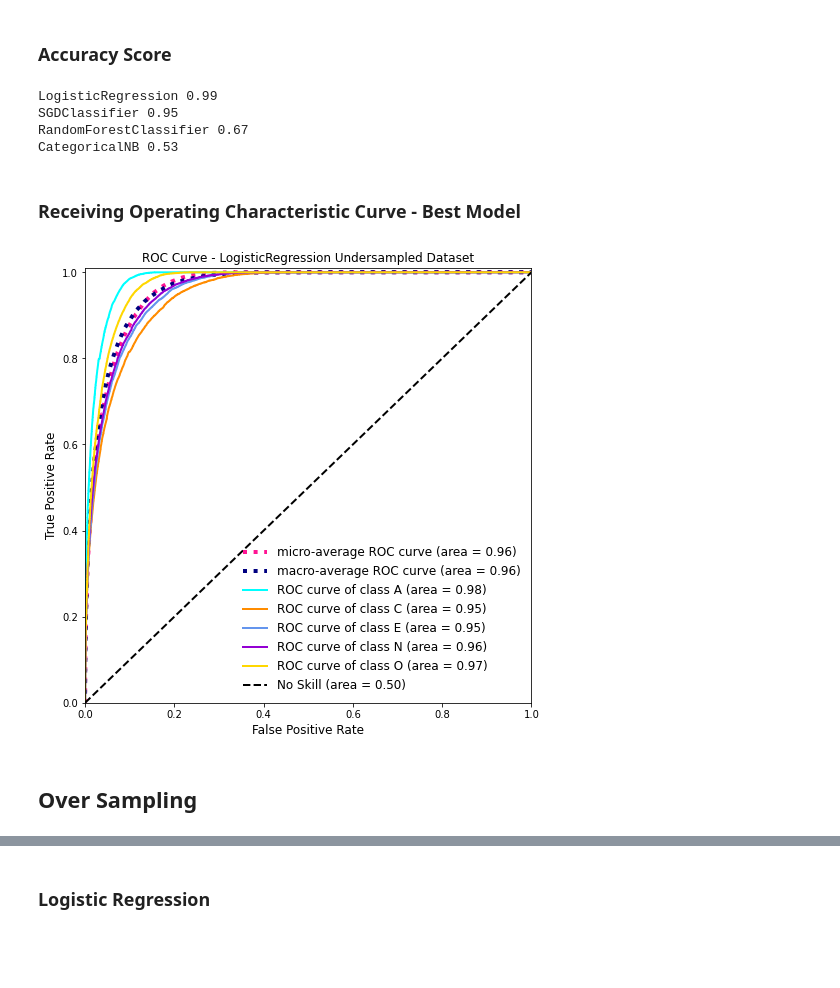
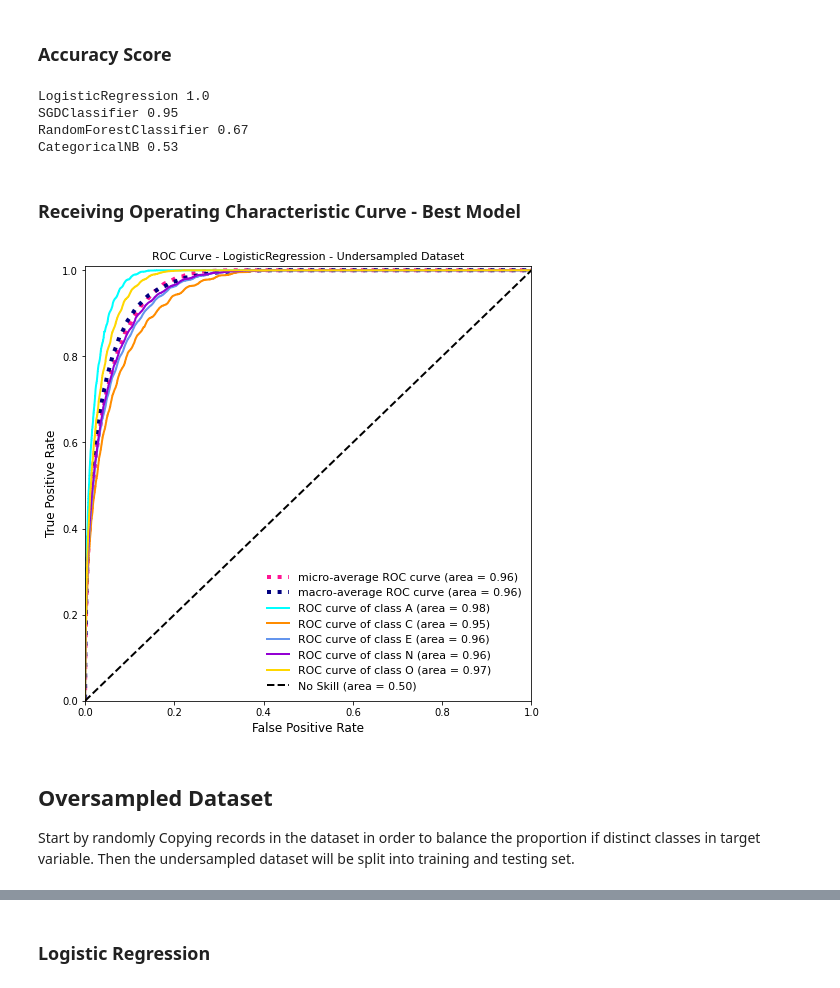
Before and after one commit to UNSpecializationAI/BigFivePersonality, a Jupyter notebook: Big-Five Factor Markers.ipynb, the cells around one changed output, grey strips where cells are left out. Drawn from its saved outputs; the diff is of its cells as text; code cells hidden in the pictures; blank space fills up the shorter version.

```diff
--- a/Big-Five Factor Markers.ipynb
+++ b/Big-Five Factor Markers.ipynb
@@ -83,7 +200,6 @@ Negative Values and Outliers can be found in time columns, this values will be t
 # %% [markdown]
 ### Missing Values
 # %%
-df.drop(labels= ['id'],axis=1,inplace = True)
 df.replace(to_replace = 0, value = np.nan,inplace = True)
 df.isnull().sum()[df.isnull().sum()>0].to_frame('Nulls %').sort_values(by = 'Nulls %')/len(df)*100
 # %% [output]
@@ -297,0 +312,4 @@ Name: target, dtype: int64
+# %%
+labels = ['id','dateload','screenw','screenh','IPC','testelapse','endelapse',
+          'introelapse','country','lat_appx_lots_of_err','long_appx_lots_of_err']
+df.drop(labels = labels, inplace = True, axis = 1)
@@ -390,4 +441,5 @@ Let's fit different models and compare the results between them. First, let's cr
 # %%
 sm = RandomUnderSampler(random_state=0,sampling_strategy='all')
 X_res, y_res = sm.fit_resample(df.drop('target',axis=1), df['target'])
-X_train, X_test, y_train, y_test = train_test_split(X_res, y_res, test_size=0.2, random_state=0, shuffle=True)
+X_train, X_test, y_train, y_test = train_test_split(X_res, y_res, test_size=0.2,
+                                                    random_state=0, shuffle=True, stratify = y_res)
@@ -480,7 +537,7 @@ def plot_roc_curve_multiclass(estimator,X,y,label = None):
     n_classes = y.shape[1]
 
     # shuffle and split training and test sets
-    X_train, X_test, y_train, y_test = train_test_split(X, y, test_size=.2,random_state=0,shuffle=True)
+    X_train, X_test, y_train, y_test = train_test_split(X, y,test_size=.2,random_state=0,shuffle=True,stratify = y)
 
     # Learn to predict each class against the other
     y_score = estimator.decision_function(X_test)
@@ -536,8 +593,8 @@ def plot_roc_curve_multiclass(estimator,X,y,label = None):
     plt.ylim([0.0, 1.01])
     plt.xlabel('False Positive Rate',fontsize=12)
     plt.ylabel('True Positive Rate',fontsize=12)
-    plt.title(f'ROC Curve - {type(estimator).__name__} {label}',fontsize=12)
-    plt.legend(loc="lower right",frameon=False,fontsize=12)
+    plt.title(f'ROC Curve - {type(estimator).__name__} {label}',fontsize=11)
+    plt.legend(loc="lower right",frameon=False,fontsize=11)
     plt.show()
 # %% [markdown]
 ### Confusion Matrix
@@ -580,18 +637,19 @@ weighted avg       0.53    0.53      0.53 78,703.00
 # %%
 accuracy_score_models(models,X_test)
 # %% [output]
-LogisticRegression 0.99
+LogisticRegression 1.0
 SGDClassifier 0.95
 RandomForestClassifier 0.67
 CategoricalNB 0.53
 # %% [markdown]
 ### Receiving Operating Characteristic Curve - Best Model
 # %%
-plot_roc_curve_multiclass(models['LogisticRegression'], X_res, y_res, label = 'Undersampled Dataset')
+plot_roc_curve_multiclass(models['LogisticRegression'], X_res, y_res, label = '- Undersampled Dataset')
 # %% [output]
-[figure, old version]
+[figure, new version]
-# %% [markdown]
-## Over Sampling
+# %% [markdown]
+## Oversampled Dataset
+Start by randomly Copying records in the dataset in order to balance the proportion if distinct classes in target variable. Then the undersampled dataset will be split into training and testing set.
 # %%
 sm = RandomOverSampler(random_state=0,sampling_strategy='all')
 X_res, y_res = sm.fit_resample(df.drop('target',axis=1), df['target'])
```
Also changed, not shown: parts of 73 cells of this notebook, 1 other file.
